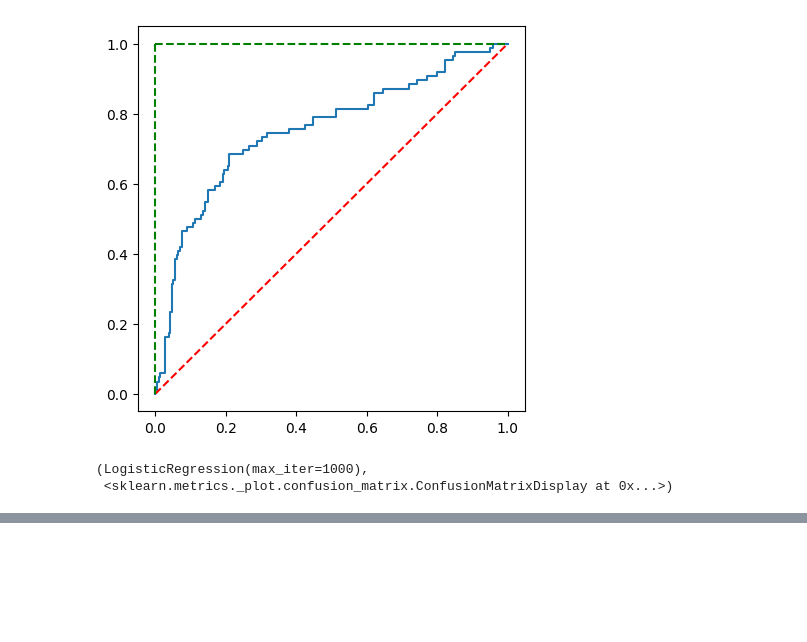
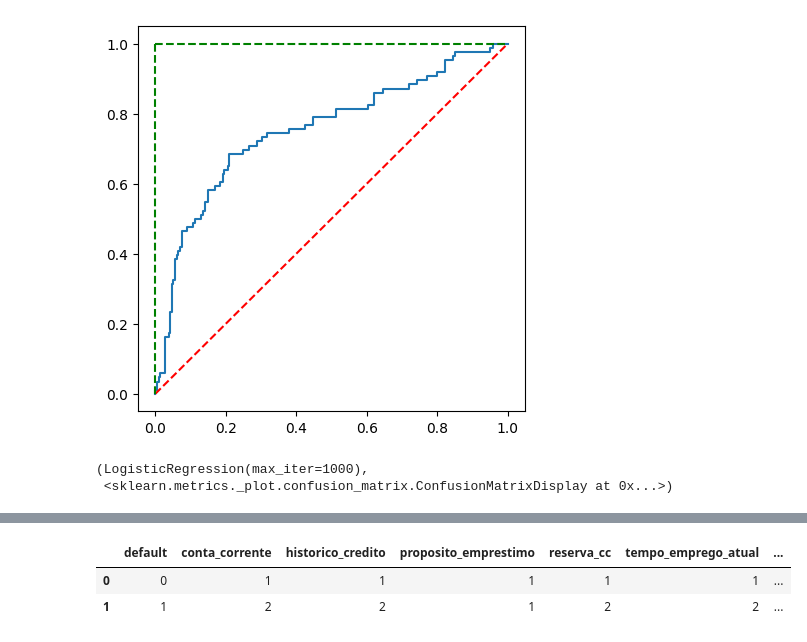
Before and after one commit to GuiHalal/Learning_Python, a Jupyter notebook: Machine Learning: Credit Scoring/Notebooks/Machine_Learning_Credit_Scoring.ipynb, the cells around one changed output, grey strips where cells are left out. Drawn from its saved outputs; the diff is of its cells as text; code cells hidden in the pictures; blank space fills up the shorter version.

Commit message:
finalizando curso "Machine Learning: Credit Scoring"

```diff
--- a/Machine Learning: Credit Scoring/Notebooks/Machine_Learning_Credit_Scoring.ipynb
+++ b/Machine Learning: Credit Scoring/Notebooks/Machine_Learning_Credit_Scoring.ipynb
@@ -1,5 +1,6 @@
 # %%
 import pandas as pd
+pd.set_option('display.max_columns', None)
 # %%
 url = 'https://raw.githubusercontent.com/alura-cursos/credit_scoring/main/base_dados_traduzida.csv'
 dados = pd.read_csv(url)
@@ -408,0 +471,8 @@ roc_auc:  0.7543468811128016
+# %%
+colunas_retiradas = ['sexo_est_civil', 'sexo', 'idade', 'prazo_emprestimo_meses', 'valor_emprestimo']
+base_dados = dados.drop(columns = colunas_retiradas)
+base_dados.head(2)
+# %% [output]
+|  | default | conta_corrente | historico_credito | proposito_emprestimo | reserva_cc | tempo_emprego_atual | ... |
+| 0 | 0 | 1 | 1 | 1 | 1 | 1 | ... |
+| 1 | 1 | 2 | 2 | 1 | 2 | 2 | ... |
```
Also changed, not shown: parts of 11 cells of this notebook.
